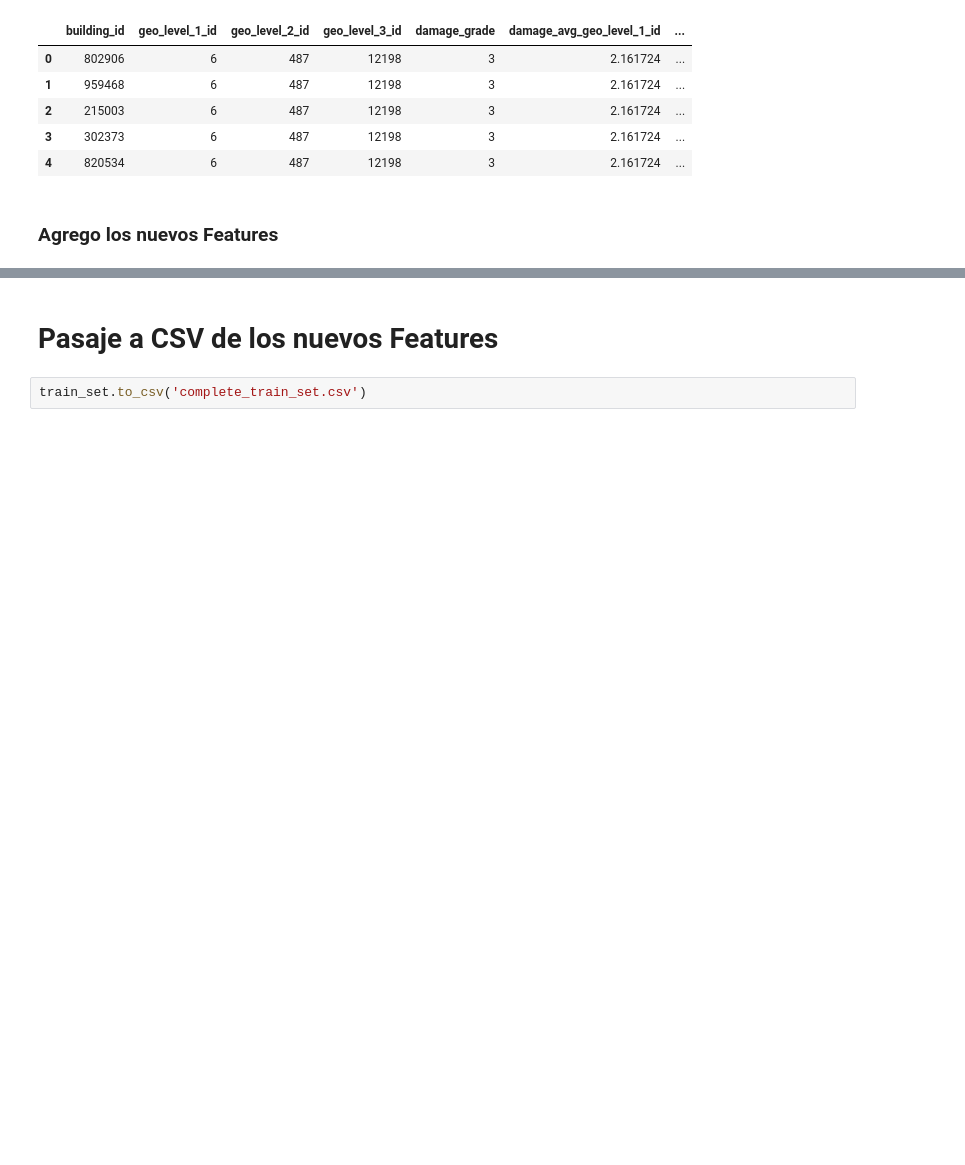
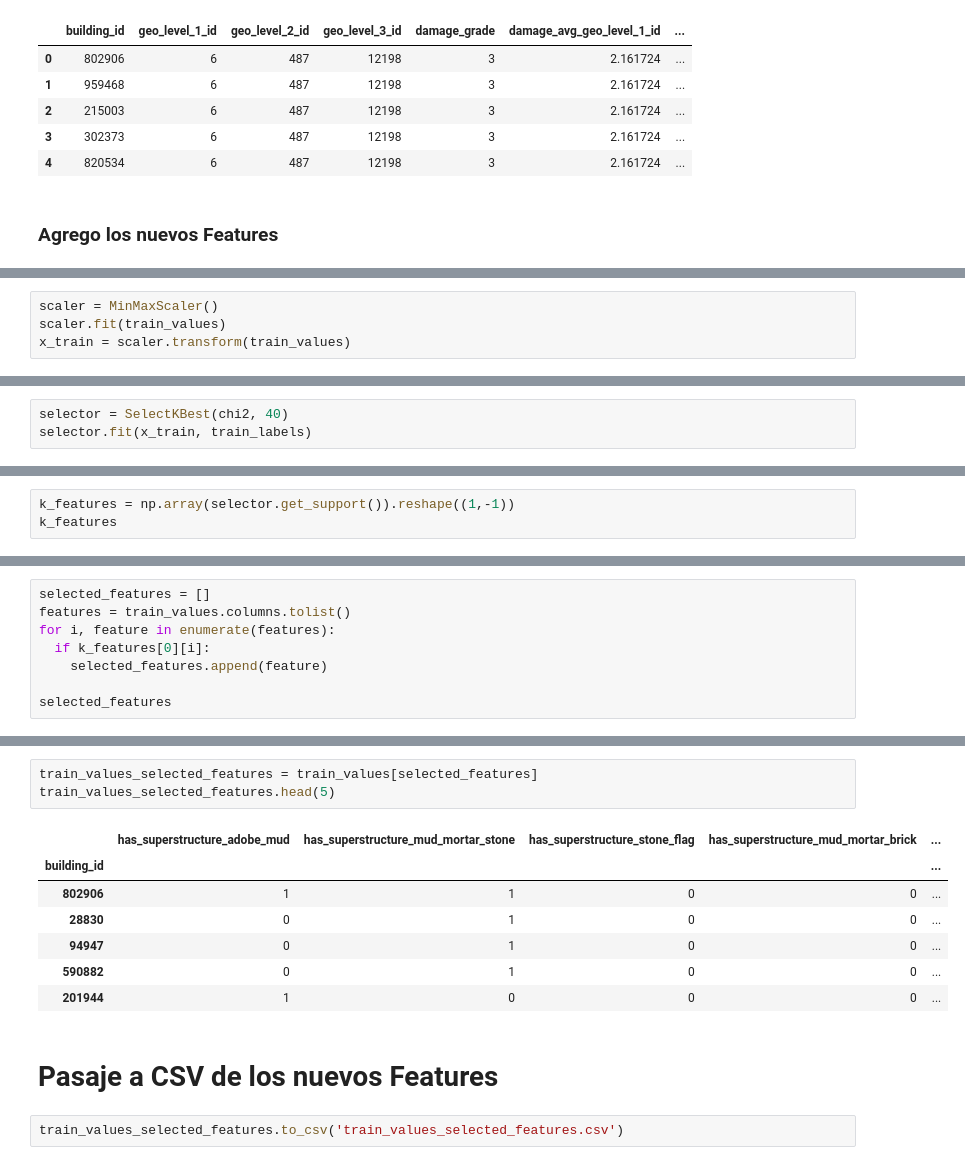
Before and after one commit to gsabatino9/OrganizacionDeDatos, a Jupyter notebook: data/feature_engineering.ipynb, the cells around one changed output, grey strips where cells are left out. Saved outputs shown, nothing was run; the diff lists cells and outputs as text; blank space fills up the shorter version.

Commit message:
Cambios en selected_features

```diff
--- a/data/feature_engineering.ipynb
+++ b/data/feature_engineering.ipynb
@@ -223,0 +352,4 @@ train_set.head(5)
+# %%
+scaler = MinMaxScaler()
+scaler.fit(train_values)
+x_train = scaler.transform(train_values)
@@ -223,0 +364,3 @@ train_set.head(5)
+# %%
+selector = SelectKBest(chi2, 40)
+selector.fit(x_train, train_labels)
@@ -223,0 +371,3 @@ train_set.head(5)
+# %%
+k_features = np.array(selector.get_support()).reshape((1,-1))
+k_features
@@ -223,0 +385,8 @@ train_set.head(5)
+# %%
+selected_features = []
+features = train_values.columns.tolist()
+for i, feature in enumerate(features):
+  if k_features[0][i]:
+    selected_features.append(feature)
+
+selected_features
@@ -224,4 +411,15 @@ train_set.head(5)
+# %%
+train_values_selected_features = train_values[selected_features]
+train_values_selected_features.head(5)
+# %% [output]
+|  | has_superstructure_adobe_mud | has_superstructure_mud_mortar_stone | has_superstructure_stone_flag | has_superstructure_mud_mortar_brick | ... |
+| building_id |  |  |  |  | ... |
+| 802906 | 1 | 1 | 0 | 0 | ... |
+| 28830 | 0 | 1 | 0 | 0 | ... |
+| 94947 | 0 | 1 | 0 | 0 | ... |
+| 590882 | 0 | 1 | 0 | 0 | ... |
+| 201944 | 1 | 0 | 0 | 0 | ... |
 # %% [markdown]
 # Pasaje a CSV de los nuevos Features
 # %%
-train_set.to_csv('complete_train_set.csv')
+train_values_selected_features.to_csv('train_values_selected_features.csv')
```
Also changed, not shown: parts of 28 cells of this notebook, 1 other file.
